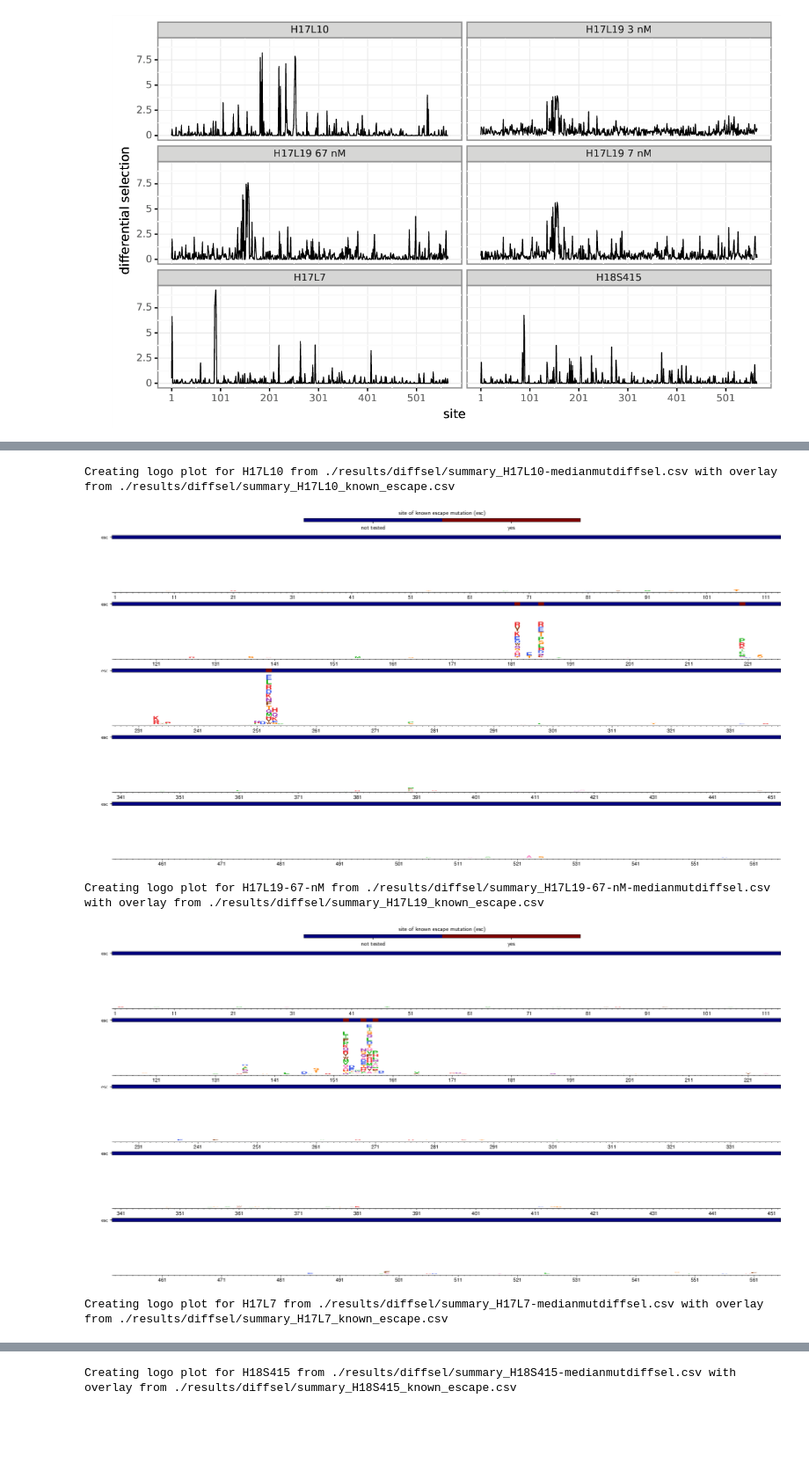
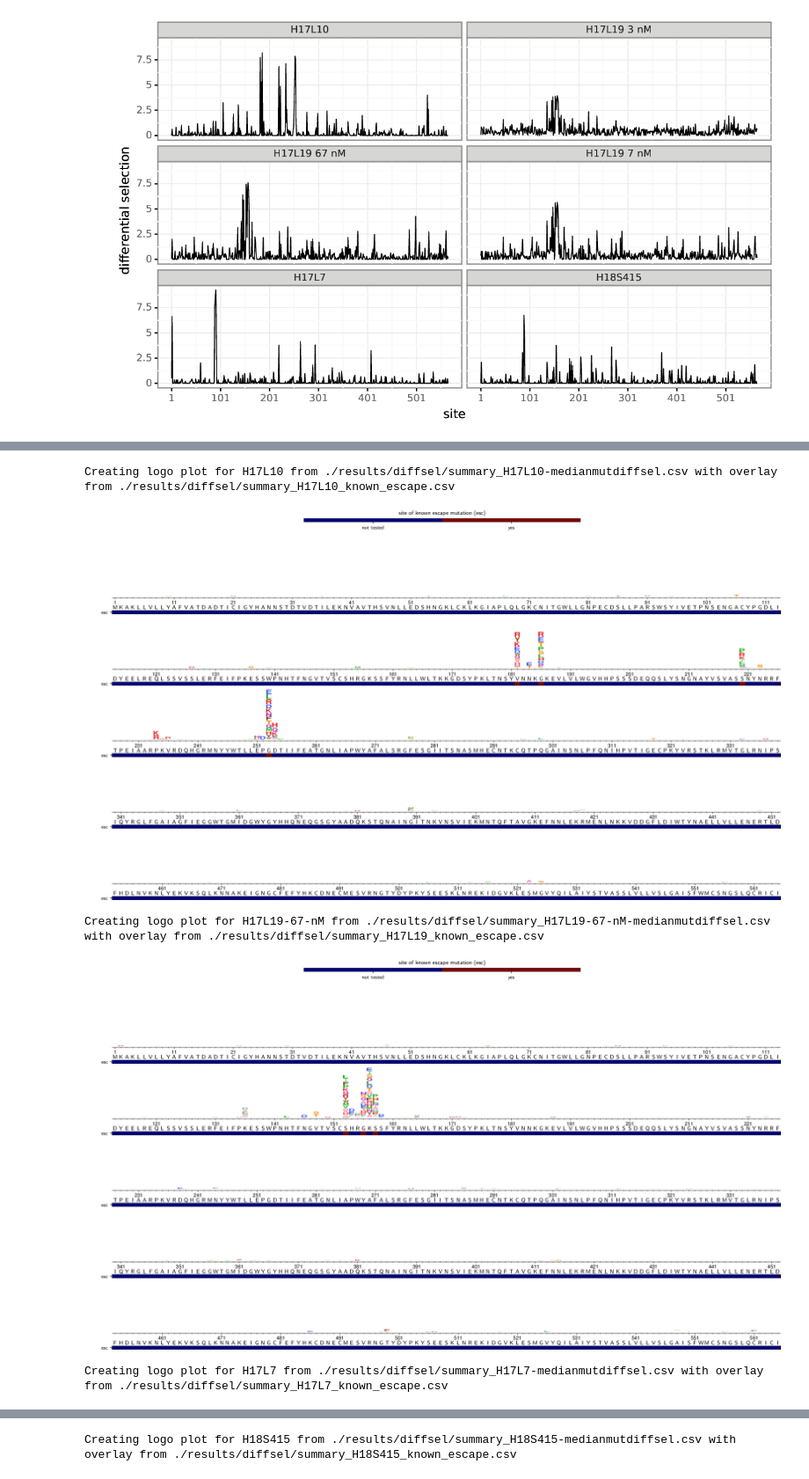
Before and after one commit to jbloomlab/dms_tools2, a Jupyter notebook: examples/Doud2017/analysis_notebook.ipynb, the cells around one changed output, grey strips where cells are left out. Shown at 88% size. Drawn from its saved outputs; the diff is of its cells as text; code cells hidden in the pictures; blank space fills up the shorter version.

Commit message:
add wildtype seq underlay to Doud2017 logo plots

```diff
--- a/examples/Doud2017/analysis_notebook.ipynb
+++ b/examples/Doud2017/analysis_notebook.ipynb
@@ -525,36 +527,38 @@ for antibody in ['H17L10', 'H17L19-67-nM', 'H17L7', 'H18S415']:
     # mutdiffsel in this file
     mutdiffsel = diffselprefix + antibody + '-medianmutdiffsel.csv'
 
     # create known sites overlay file to pass to dms2_logoplot
     sites = pandas.read_csv(mutdiffsel)['site'].unique()
     antibodyname = antibody.split('-')[0]
     knownsites = diffselprefix + '{0}_known_escape.csv'.format(antibodyname)
     (known.query('antibody == @antibodyname')
           .assign(esc='yes')
           .reindex(sites) # add entry for sites NOT known to mediate escape
           .reset_index()
           .drop_duplicates('site')
           .fillna('not tested')
           .to_csv(knownsites, index=False)
           )
 
     # now create the logo plot with the overlay
     logoplot = os.path.join(diffseldir, '{0}_diffsel.pdf'.format(antibody))
-    print("Creating logo plot for {0} from {1} with overlay from {2}".format(
+    print("\nCreating logo plot for {0} from {1} with overlay from {2}".format(
             antibody, mutdiffsel, knownsites))
     log = !dms2_logoplot \
             --diffsel {mutdiffsel} \
             --name {antibody} \
             --outdir {diffseldir} \
             --restrictdiffsel positive \
             --sepline no \
             --nperline 113 \
-            --overlay1 {knownsites} esc "site of known escape mutation" \
+            --overlay1 {mutdiffsel} wildtype wildtype \
+            --overlay2 {knownsites} esc "site of known escape mutation" \
+            --underlay yes \
             --use_existing {use_existing}
     showPDF(logoplot)
 # %% [output]
 Creating logo plot for H17L10 from ./results/diffsel/summary_H17L10-medianmutdiffsel.csv with overlay from ./results/diffsel/summary_H17L10_known_escape.csv
-[figure, old version]
+[figure, new version]
 Creating logo plot for H17L19-67-nM from ./results/diffsel/summary_H17L19-67-nM-medianmutdiffsel.csv with overlay from ./results/diffsel/summary_H17L19_known_escape.csv
-[figure, old version]
+[figure, new version]
 Creating logo plot for H17L7 from ./results/diffsel/summary_H17L7-medianmutdiffsel.csv with overlay from ./results/diffsel/summary_H17L7_known_escape.csv
```
Also changed, not shown: parts of 3 cells of this notebook.
